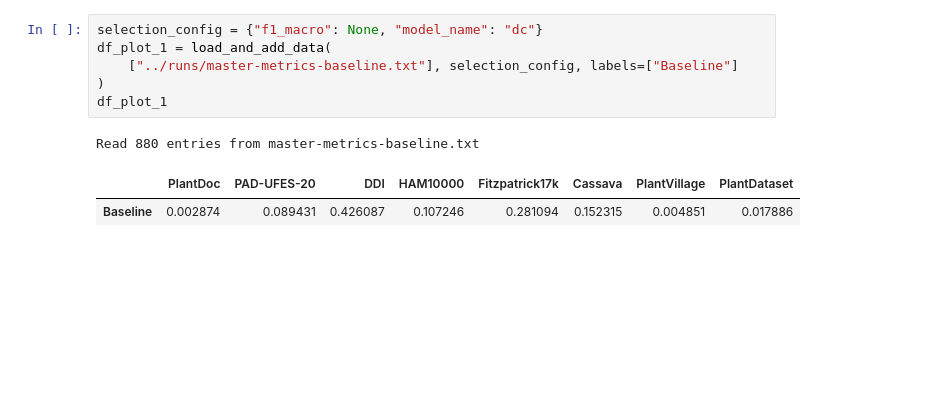
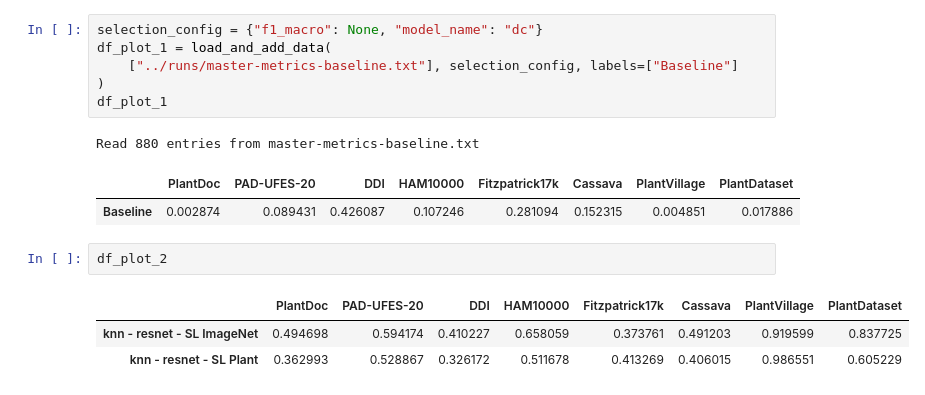
Before and after one commit to AlexanderPeter/thesis, a Jupyter notebook: code/23_plot_spider.ipynb, the cells around one changed output. Cells and saved outputs as stored; diff of their text form; blank space fills up the shorter version.

```diff
--- a/code/23_plot_spider.ipynb
+++ b/code/23_plot_spider.ipynb
@@ -201,4 +201,10 @@ df_plot_1
 Read 880 entries from master-metrics-baseline.txt
 |  | PlantDoc | PAD-UFES-20 | DDI | HAM10000 | Fitzpatrick17k | Cassava | PlantVillage | PlantDataset |
 | Baseline | 0.002874 | 0.089431 | 0.426087 | 0.107246 | 0.281094 | 0.152315 | 0.004851 | 0.017886 |
+# %%
+df_plot_2
+# %% [output]
+|  | PlantDoc | PAD-UFES-20 | DDI | HAM10000 | Fitzpatrick17k | Cassava | PlantVillage | PlantDataset |
+| knn - resnet - SL ImageNet | 0.494698 | 0.594174 | 0.410227 | 0.658059 | 0.373761 | 0.491203 | 0.919599 | 0.837725 |
+| knn - resnet - SL Plant | 0.362993 | 0.528867 | 0.326172 | 0.511678 | 0.413269 | 0.406015 | 0.986551 | 0.605229 |
 # %%
```
Also changed, not shown: parts of 4 cells of this notebook, 8 other files.
